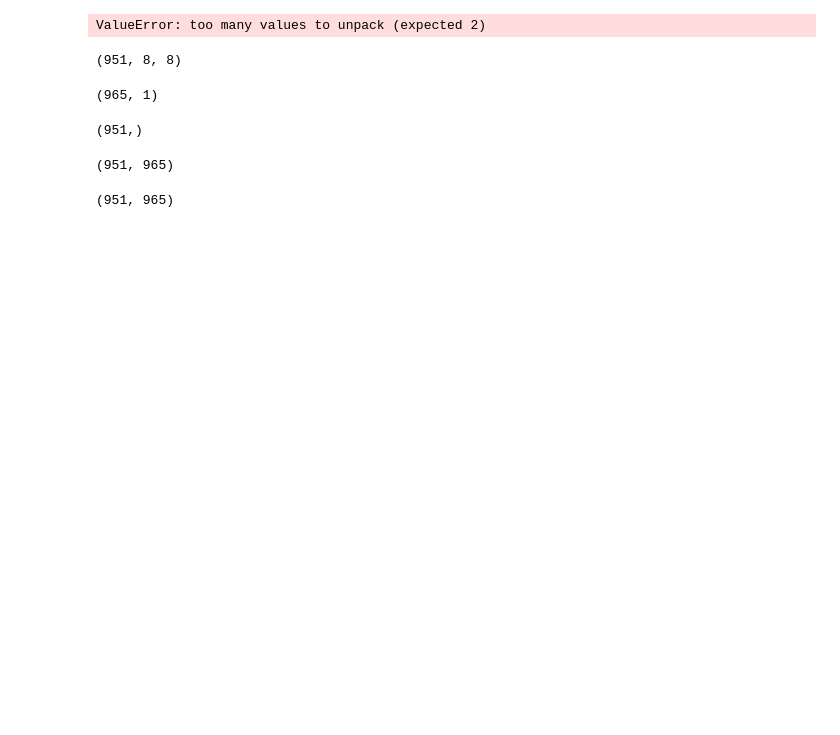
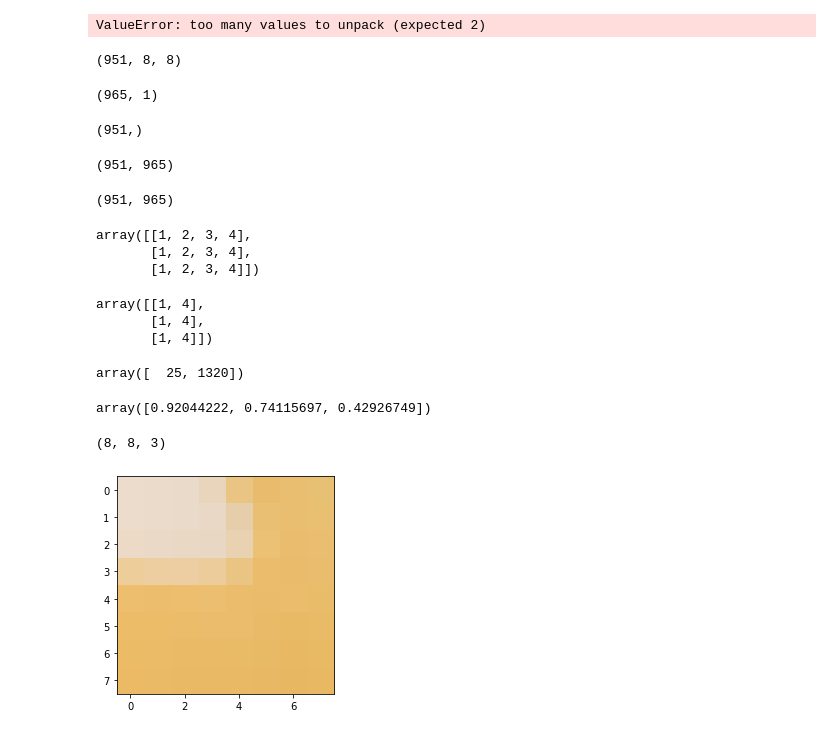
Before and after one commit to aprilsin/cs194-proj5, a Jupyter notebook: test.ipynb, the cells around one changed output. Drawn from its saved outputs; the diff is of its cells as text; code cells hidden in the pictures; blank space fills up the shorter version.

```diff
--- a/test.ipynb
+++ b/test.ipynb
@@ -92,3 +91,34 @@ b = np.ones((ndata, 1)) * np.sum((c ** 2).T, axis=0)
 b.shape
 # %% [output]
 (951, 965)
+# %%
+a = np.array([1,2,3,4,1,2,3,4,1,2,3,4])
+a = np.reshape(a, (3, 4))
+a
+# %% [output]
+array([[1, 2, 3, 4],
+       [1, 2, 3, 4],
+       [1, 2, 3, 4]])
+# %%
+a[:, ::3]
+# %% [output]
+array([[1, 4],
+       [1, 4],
+       [1, 4]])
+# %%
+corners1[0]
+# %% [output]
+array([  25, 1320])
+# %%
+im1[25, 1320]
+# %% [output]
+array([0.92044222, 0.74115697, 0.42926749])
+# %%
+r, c = 25, 1320
+patch = im1[r - 20 : r + 20, c - 20 : c + 20]
+patch = skimage.transform.resize(patch, (8, 8))
+plt.imshow(patch)
+patch.shape
+# %% [output]
+(8, 8, 3)
+[figure, added]
```
Also changed, not shown: parts of 5 cells of this notebook, 1 other file.
